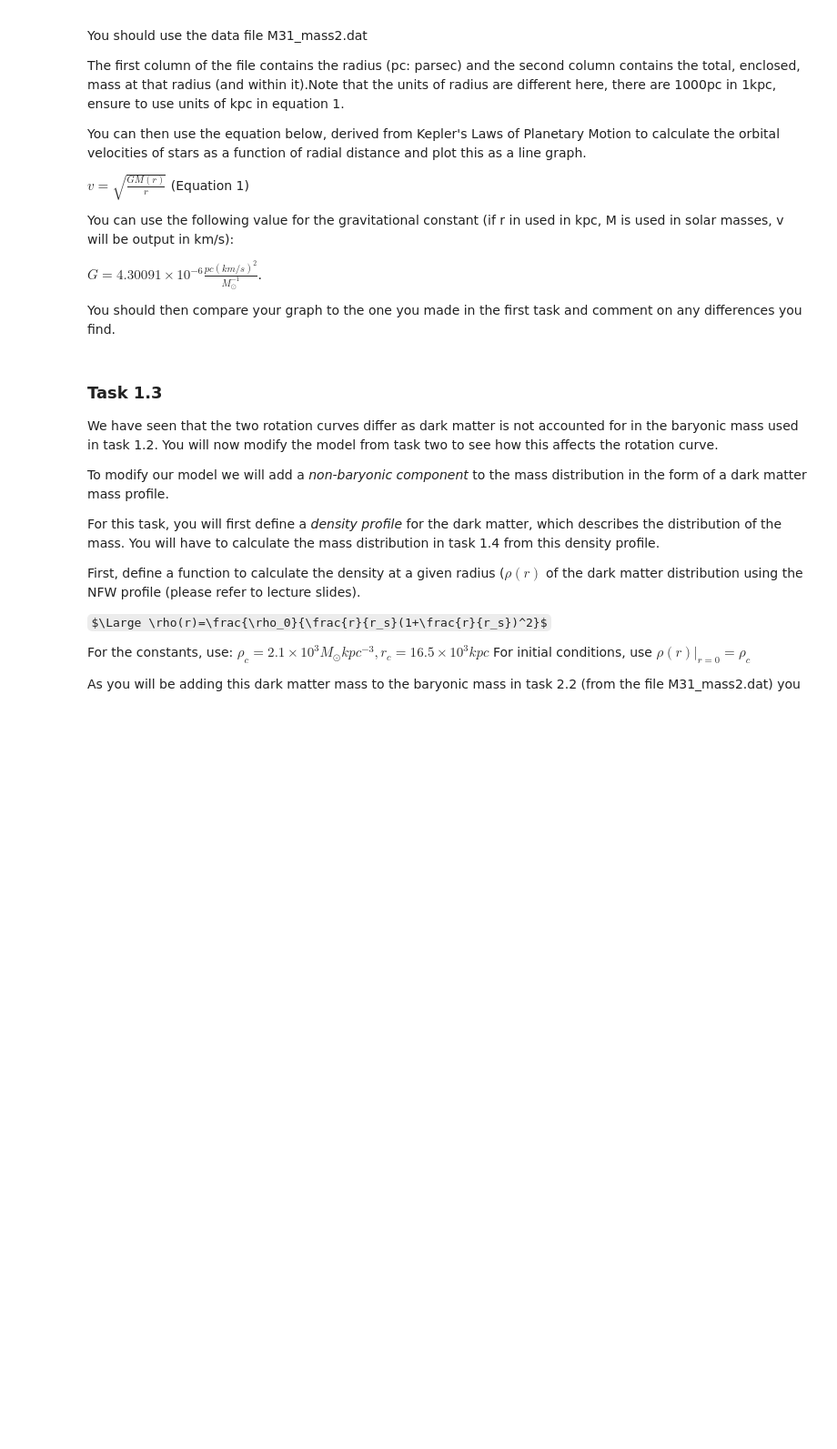
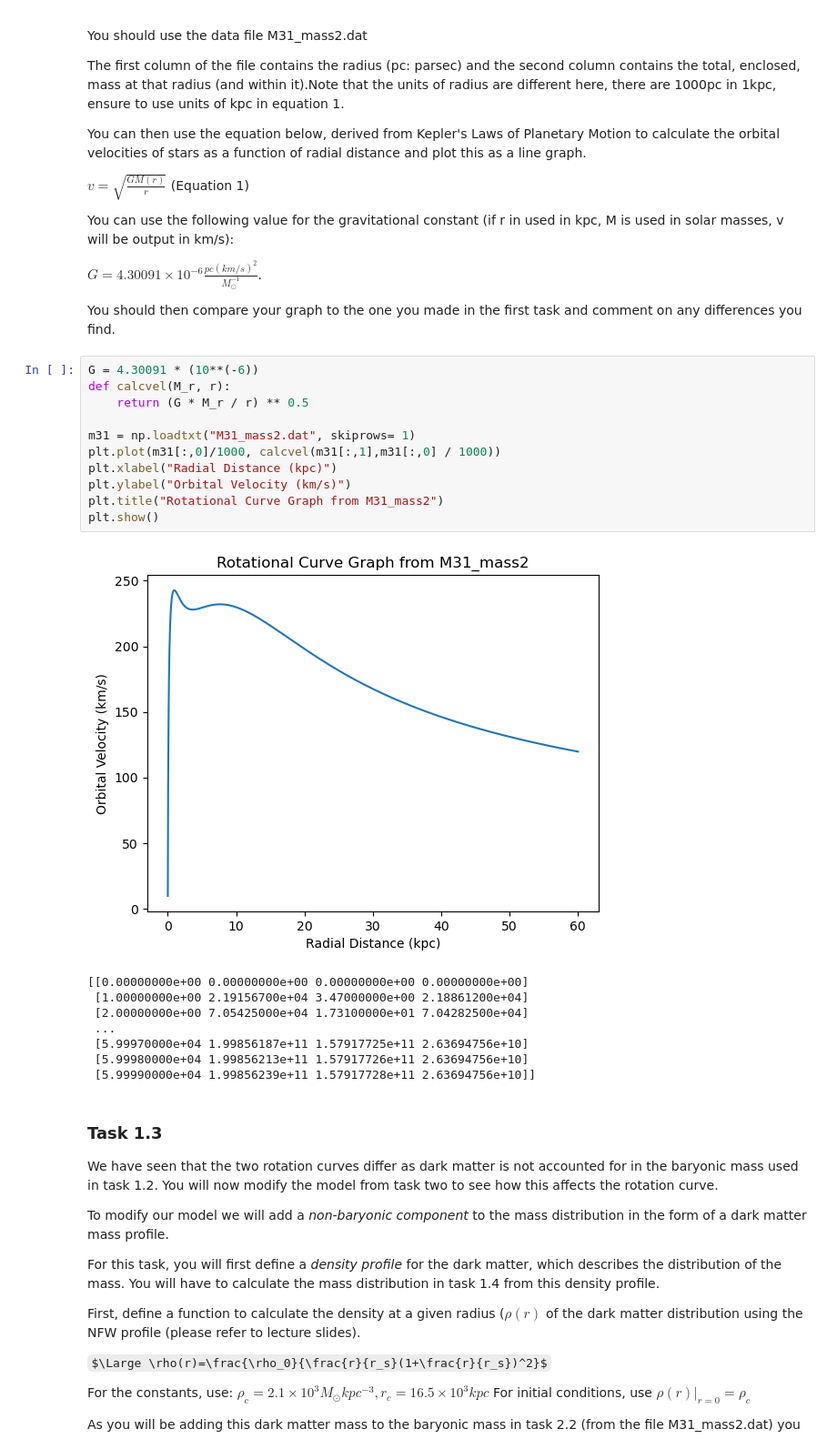
Before and after one commit to thanabodeewor/ThaiPASS2026, a Jupyter notebook: Galaxies/Galaxies_Notebook1.ipynb, the cells around one changed output. Shown at 91% size. Drawn from its saved outputs; the diff is of its cells as text; some formulas as TeX source; blank space fills up the shorter version.

```diff
--- a/Galaxies/Galaxies_Notebook1.ipynb
+++ b/Galaxies/Galaxies_Notebook1.ipynb
@@ -47,6 +62,26 @@ $G=4.30091\times 10^{-6} \frac{pc (km/s)^{2}}{M_{\odot}^{-1}}$.
 
 
 You should then compare your graph to the one you made in the first task and comment on any differences you find.
+# %%
+G = 4.30091 * (10**(-6))
+def calcvel(M_r, r):
+    return (G * M_r / r) ** 0.5
+
+m31 = np.loadtxt("M31_mass2.dat", skiprows= 1)
+plt.plot(m31[:,0]/1000, calcvel(m31[:,1],m31[:,0] / 1000))
+plt.xlabel("Radial Distance (kpc)")
+plt.ylabel("Orbital Velocity (km/s)")
+plt.title("Rotational Curve Graph from M31_mass2")
+plt.show()
+# %% [output]
+[figure, added]
+[[0.00000000e+00 0.00000000e+00 0.00000000e+00 0.00000000e+00]
+ [1.00000000e+00 2.19156700e+04 3.47000000e+00 2.18861200e+04]
+ [2.00000000e+00 7.05425000e+04 1.73100000e+01 7.04282500e+04]
+ ...
+ [5.99970000e+04 1.99856187e+11 1.57917725e+11 2.63694756e+10]
+ [5.99980000e+04 1.99856213e+11 1.57917726e+11 2.63694756e+10]
+ [5.99990000e+04 1.99856239e+11 1.57917728e+11 2.63694756e+10]]
 # %% [markdown]
 ### Task 1.3
 
```
Also changed, not shown: parts of 7 cells of this notebook.
